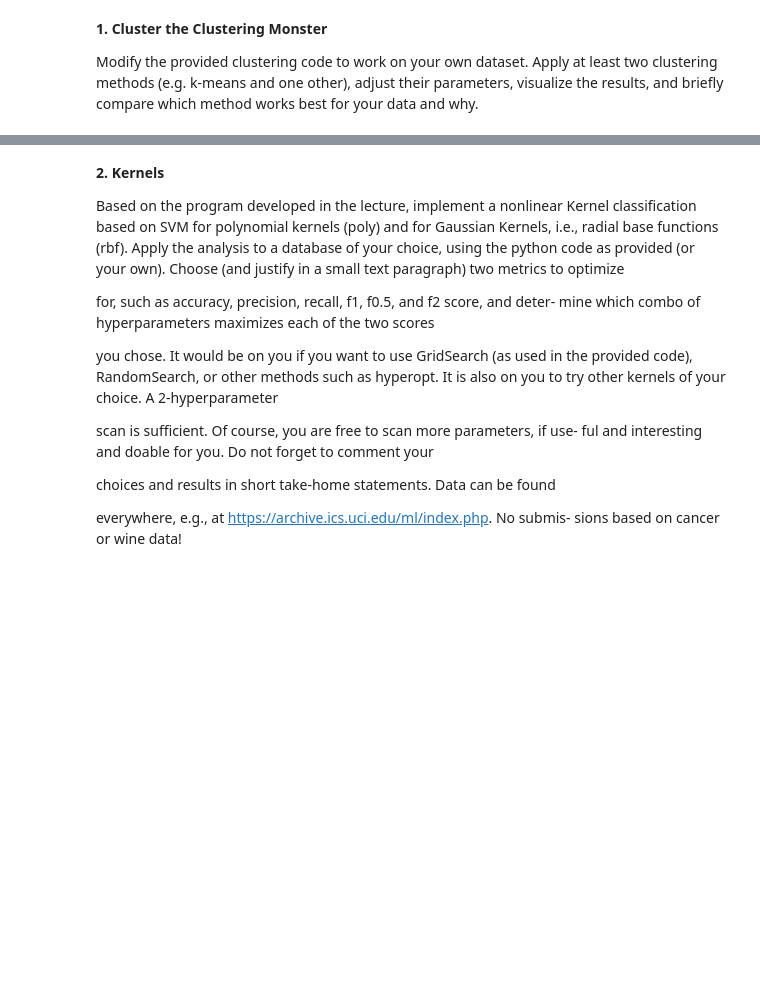
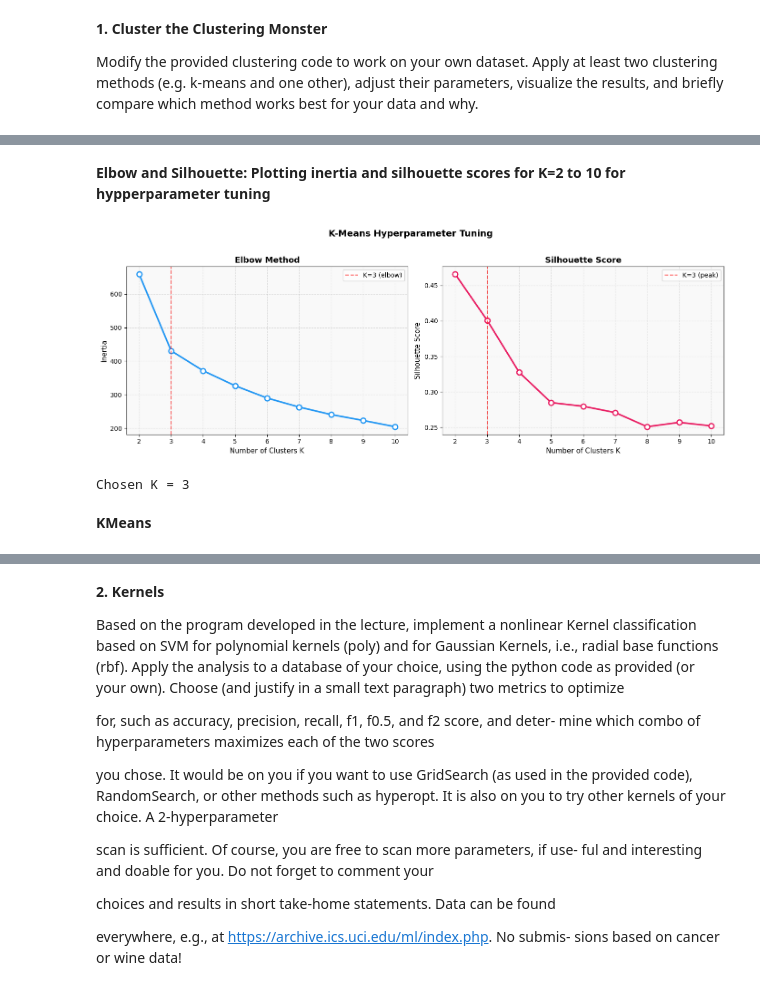
Before and after one commit to Shravani018/ml_2_group1, a Jupyter notebook: Assignment2/ML2_Group1_Assignment2.ipynb, the cells around one changed output, grey strips where cells are left out. Saved outputs shown, nothing was run; the diff lists cells and outputs as text; code cells hidden in the pictures; blank space fills up the shorter version.

```diff
--- a/Assignment2/ML2_Group1_Assignment2.ipynb
+++ b/Assignment2/ML2_Group1_Assignment2.ipynb
@@ -15,0 +84,42 @@ best for your data and why.
+# %% [markdown]
+**Elbow and Silhouette: Plotting inertia and silhouette scores for K=2 to 10 for hypperparameter tuning**
+# %%
+inertias, silhouettes = [], []
+K_range = range(2, 11)
+for k in K_range:
+    km = cluster.KMeans(n_clusters=k, random_state=42, n_init=10)
+    km.fit(X)
+    inertias.append(km.inertia_)
+    silhouettes.append(silhouette_score(X, km.labels_))
+fig, axes = plt.subplots(1, 2, figsize=(14, 5))
+fig.suptitle('K-Means Hyperparameter Tuning ',
+             fontsize=14, fontweight='bold', y=1.02)
+# Elbow
+axes[0].plot(K_range, inertias, 'o-', color='#2196F3',
+             linewidth=2.5, markersize=8, markerfacecolor='white',
+             markeredgewidth=2)
+axes[0].axvline(x=3, color='red', linestyle='--', alpha=0.6, label='K=3 (elbow)')
+axes[0].set_title('Elbow Method', fontsize=13, fontweight='bold')
+axes[0].set_xlabel('Number of Clusters K', fontsize=11)
+axes[0].set_ylabel('Inertia', fontsize=11)
+axes[0].legend(fontsize=10)
+axes[0].grid(True, linestyle='--', alpha=0.4)
+axes[0].set_facecolor('#f9f9f9')
+# Silhouette
+axes[1].plot(K_range, silhouettes, 'o-', color='#E91E63',
+             linewidth=2.5, markersize=8, markerfacecolor='white',
+             markeredgewidth=2)
+axes[1].axvline(x=3, color='red', linestyle='--', alpha=0.6, label='K=3 (peak)')
+axes[1].set_title('Silhouette Score', fontsize=13, fontweight='bold')
+axes[1].set_xlabel('Number of Clusters K', fontsize=11)
+axes[1].set_ylabel('Silhouette Score', fontsize=11)
+axes[1].legend(fontsize=10)
+axes[1].grid(True, linestyle='--', alpha=0.4)
+axes[1].set_facecolor('#f9f9f9')
+fig.tight_layout()
+plt.show()
+best_k = 3
+print(f"Chosen K = {best_k}")
+# %% [output]
+[figure, added]
+Chosen K = 3
@@ -15,0 +149,2 @@ best for your data and why.
+# %% [markdown]
+**KMeans**
```
Also changed, not shown: parts of 27 cells of this notebook, 1 other file.
